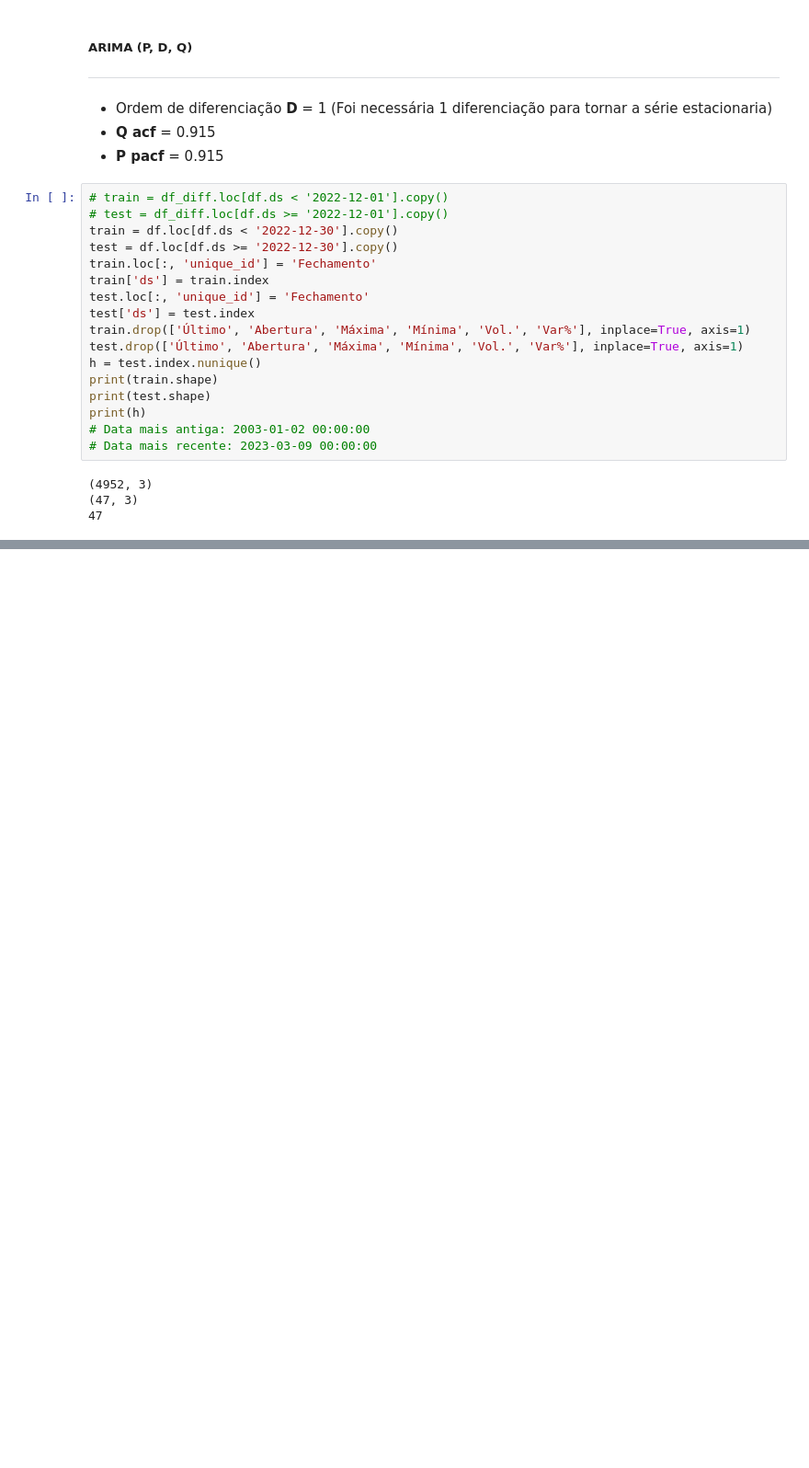
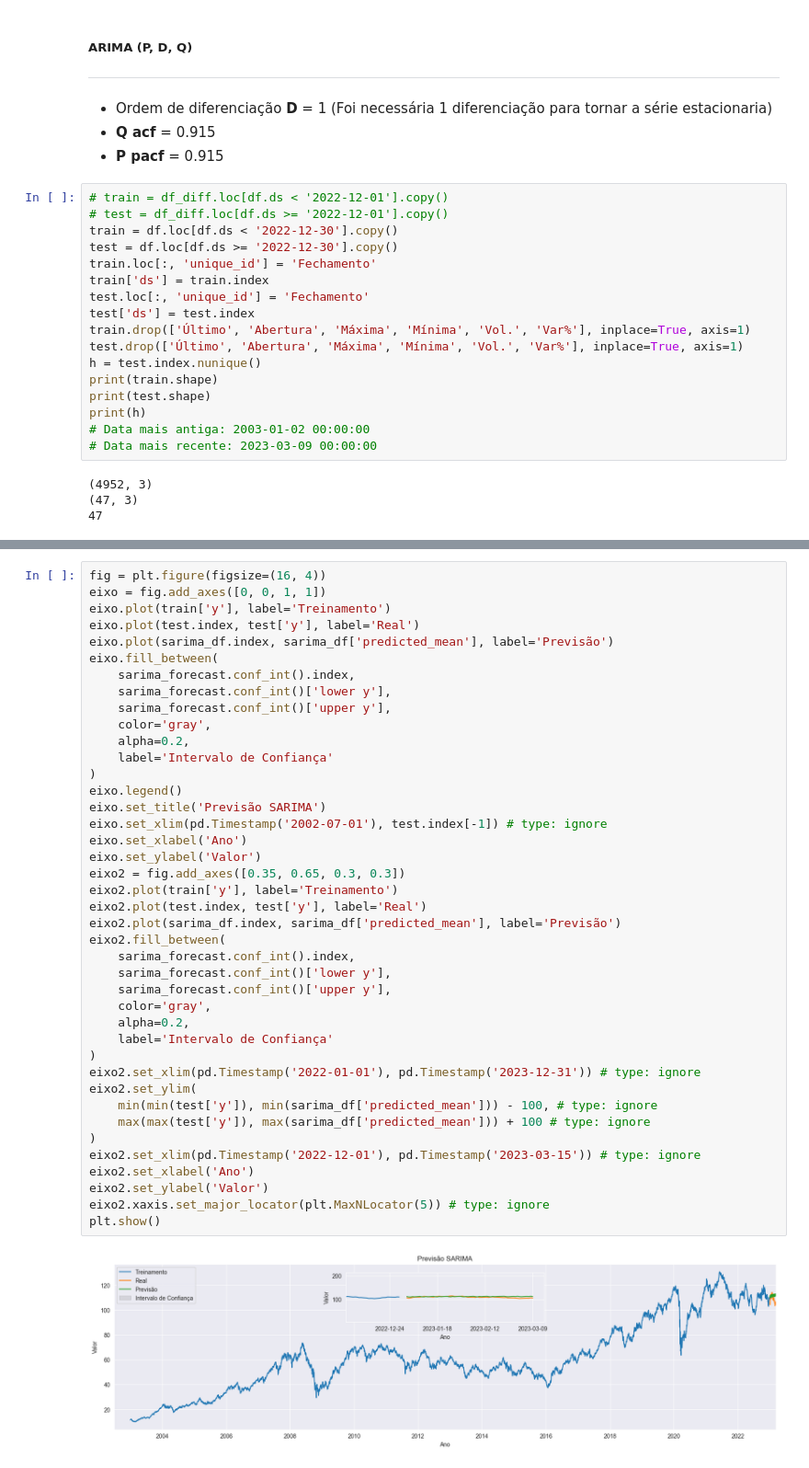
Before and after one commit to MCardosoDev/Tech_Challenge_Fase2, a Jupyter notebook: Tech_Challenge2.ipynb, the cells around one changed output, grey strips where cells are left out. Shown at 92% size. Drawn from its saved outputs; the diff is of its cells as text; blank space fills up the shorter version.

```diff
--- a/Tech_Challenge2.ipynb
+++ b/Tech_Challenge2.ipynb
@@ -854,0 +839,43 @@ forecast.dropna(inplace=True)
+# %%
+fig = plt.figure(figsize=(16, 4))
+eixo = fig.add_axes([0, 0, 1, 1])
+eixo.plot(train['y'], label='Treinamento')
+eixo.plot(test.index, test['y'], label='Real')
+eixo.plot(sarima_df.index, sarima_df['predicted_mean'], label='Previsão')
+eixo.fill_between(
+    sarima_forecast.conf_int().index,
+    sarima_forecast.conf_int()['lower y'],
+    sarima_forecast.conf_int()['upper y'],
+    color='gray',
+    alpha=0.2,
+    label='Intervalo de Confiança'
+)
+eixo.legend()
+eixo.set_title('Previsão SARIMA')
+eixo.set_xlim(pd.Timestamp('2002-07-01'), test.index[-1]) # type: ignore
+eixo.set_xlabel('Ano')
+eixo.set_ylabel('Valor')
+eixo2 = fig.add_axes([0.35, 0.65, 0.3, 0.3])
+eixo2.plot(train['y'], label='Treinamento')
+eixo2.plot(test.index, test['y'], label='Real')
+eixo2.plot(sarima_df.index, sarima_df['predicted_mean'], label='Previsão')
+eixo2.fill_between(
+    sarima_forecast.conf_int().index,
+    sarima_forecast.conf_int()['lower y'],
+    sarima_forecast.conf_int()['upper y'],
+    color='gray',
+    alpha=0.2,
+    label='Intervalo de Confiança'
+)
+eixo2.set_xlim(pd.Timestamp('2022-01-01'), pd.Timestamp('2023-12-31')) # type: ignore
+eixo2.set_ylim(
+    min(min(test['y']), min(sarima_df['predicted_mean'])) - 100, # type: ignore
+    max(max(test['y']), max(sarima_df['predicted_mean'])) + 100 # type: ignore
+)
+eixo2.set_xlim(pd.Timestamp('2022-12-01'), pd.Timestamp('2023-03-15')) # type: ignore
+eixo2.set_xlabel('Ano')
+eixo2.set_ylabel('Valor')
+eixo2.xaxis.set_major_locator(plt.MaxNLocator(5)) # type: ignore
+plt.show()
+# %% [output]
+[figure, added]
```
Also changed, not shown: parts of 30 cells of this notebook.
